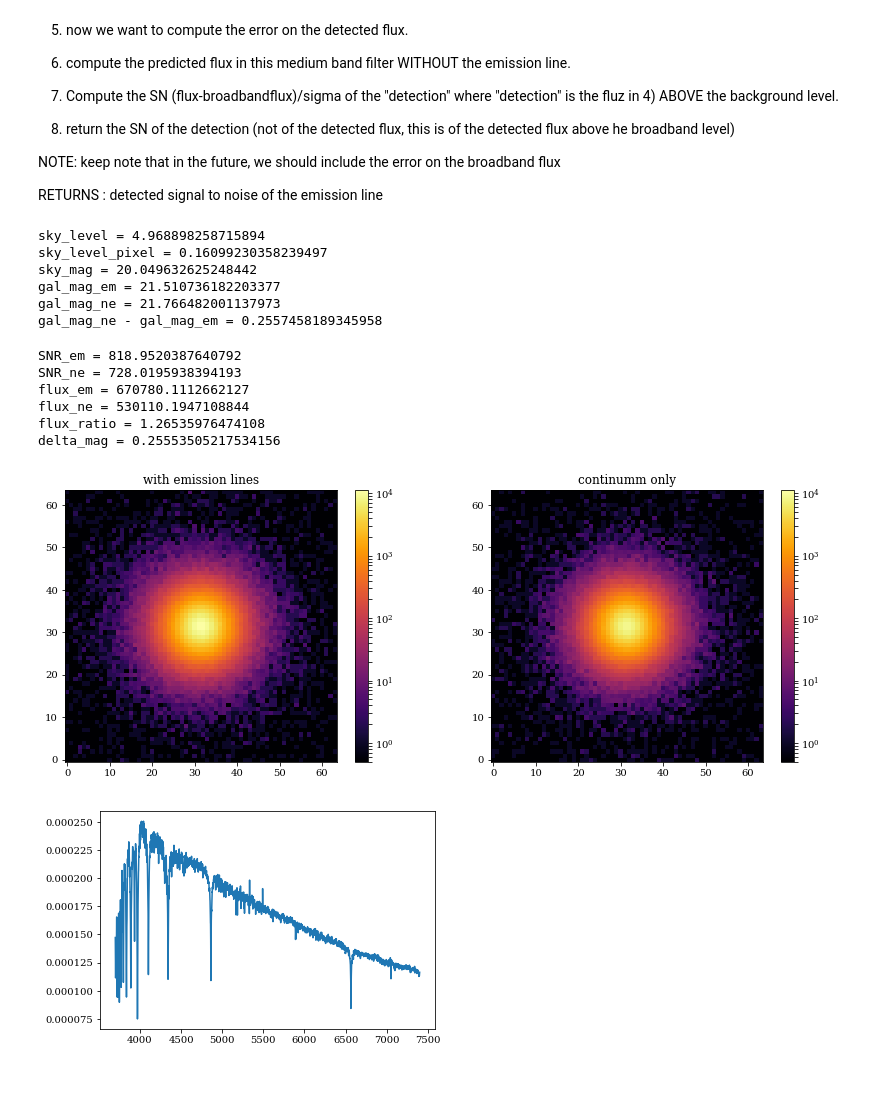
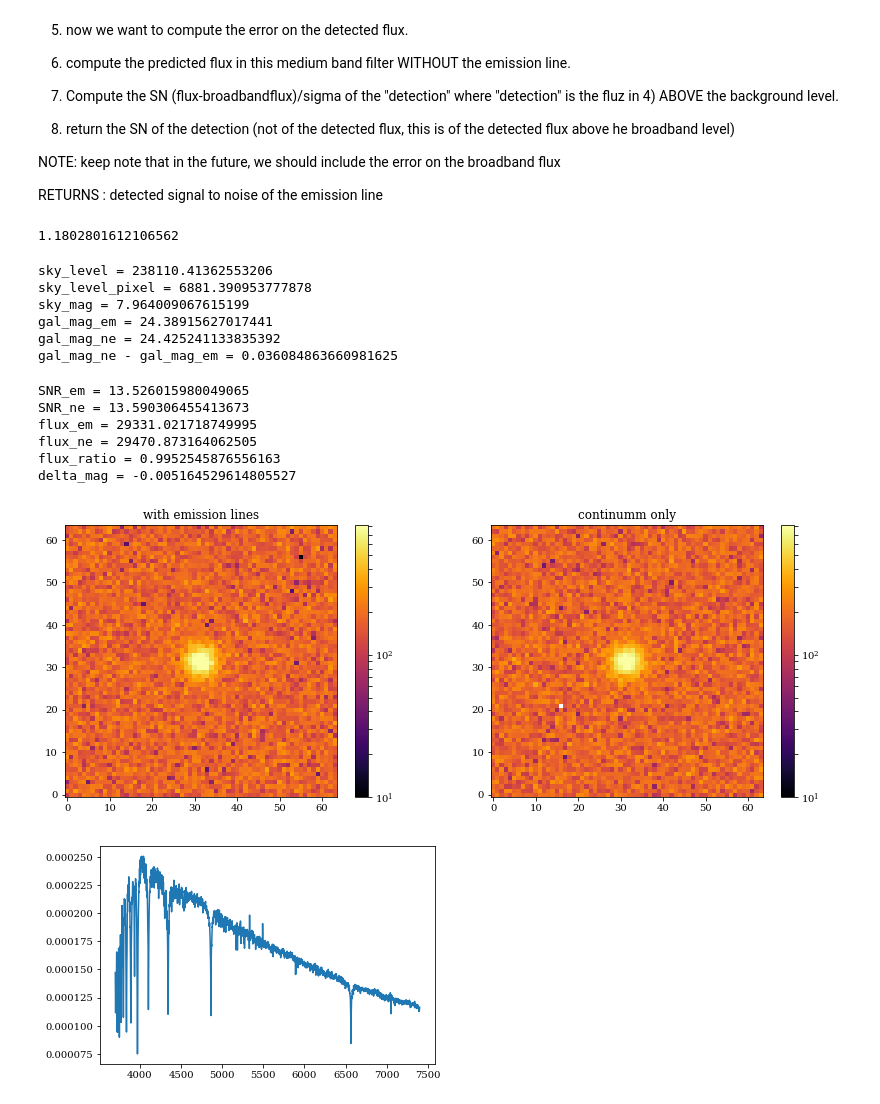
Before and after one commit to yluo54301/dwarfsurveyopt, a Jupyter notebook: compute_sn.ipynb, the cells around one changed output. Drawn from its saved outputs; the diff is of its cells as text; code cells hidden in the pictures.

```diff
--- a/compute_sn.ipynb
+++ b/compute_sn.ipynb
@@ -40,6 +40,11 @@ plt.rcParams['figure.figsize'] = [9, 6]
 plt.rcParams["font.family"] = "serif"
 plt.rcParams['text.usetex'] = False
 %matplotlib inline
+# %%
+d_telescope = 8.4
+np.pi*(d_telescope/2*10**2)**2/area
+# %% [output]
+1.1802801612106562
 # %%
 #Here are the inputs
 #which filter to use (0 for nb, 1 for SDSS_r)
@@ -113,10 +119,13 @@ def compute_sn(redshift, wave_cen, filter_width, exptime, M_star, gal_r50, SED_m
 
 
     # Read the broadband filters (here SDSS r-band)
-    filter_filename = os.path.join(datapath, 'share/bandpasses/SDSS_r.dat')
-    filter_r = galsim.Bandpass(filter_filename, wave_type='nm').withZeropoint(zeropoint='AB')
+    #filter_filename = os.path.join(datapath, 'share/bandpasses/SDSS_r.dat')
+    #filter_r = galsim.Bandpass(filter_filename, wave_type='nm').withZeropoint(zeropoint='AB')
+    #filter_r = filter_r.thin(rel_err=1e-4)
+
+    filter_filename = os.path.join(datapath, 'share/bandpasses/hsc_r2_v2018.dat')
+    filter_r = galsim.Bandpass(filter_filename, wave_type='Ang').withZeropoint(zeropoint='AB')
     filter_r = filter_r.thin(rel_err=1e-4)
-
 
     # Read in galaxy SEDs from fsps (with emission lines)
     dwarf_seds = np.load('dwarf_sample_gaussian_test.npy')
@@ -146,7 +155,8 @@ def compute_sn(redshift, wave_cen, filter_width, exptime, M_star, gal_r50, SED_m
 
 
     # Define the galaxy profile (here exponential)
-    mono_gal = galsim.Exponential(half_light_radius=gal_r50)
+    #mono_gal = galsim.Exponential(half_light_radius=gal_r50)
+    mono_gal = galsim.Gaussian(fwhm=gal_r50)
     gal_SED_em = SED_dwarf_em.atRedshift(redshift)
     gal_em = mono_gal * gal_SED_em
     gal_SED_ne = SED_dwarf_ne.atRedshift(redshift)
@@ -154,14 +164,15 @@ def compute_sn(redshift, wave_cen, filter_width, exptime, M_star, gal_r50, SED_m
 
 
     # Read in the sky spectra
-    spec_sky = os.path.join(datapath, 'share/SEDs/spec-sky_eso.sed')
-    spec_sky = np.genfromtxt(spec_sky,names=('sky_wave','sky_flux'))
+    #spec_sky = os.path.join(datapath, 'share/SEDs/spec-sky_eso.sed')
+    #spec_sky = np.genfromtxt(spec_sky,names=('sky_wave','sky_flux'))
+    spec_sky = os.path.join(datapath, 'share/SEDs/SKY_OPTICAL_SPECTRUM_TEMPLATE_GUNN.txt')
+    spec_sky = np.genfromtxt(spec_sky,names=('sky_wave','sky_flux_1','sky_flux_2'))
     sky_wave = spec_sky['sky_wave']
-    sky_flux = spec_sky['sky_flux']
+    sky_flux = spec_sky['sky_flux_2']*283600
     spec_sky_func = interp1d(sky_wave, sky_flux, kind=3)
-    SED_sky = galsim.SED(spec_sky_func, wave_type=units.nm,
-                           flux_type=units.astrophys.photon/(units.s * units.m**2)/units.nm)
-
+    SED_sky = galsim.SED(spec_sky_func, wave_type=units.AA,
+                           flux_type=units.astrophys.photon/(units.s * units.m**2)/units.um)
 
     # Convolve the PSF
     PSF = galsim.Moffat(fwhm=0.6, beta=2.5)
@@ -183,7 +194,7 @@ def compute_sn(redshift, wave_cen, filter_width, exptime, M_star, gal_r50, SED_m
     if filter_number == 0:
         sky_level = SED_sky.calculateFlux(filter_nb) * exptime #counts / arcsec^2
     sky_level_pixel = sky_level * pixel_scale**2
-    gain = 1. # e- / ADU
+    gain = 3. # e- / ADU
     read_noise = 0.
     noise = galsim.CCDNoise(rng, gain=gain, read_noise=read_noise, sky_level=sky_level_pixel)
     #noise = galsim.PoissonNoise(rng, sky_level=sky_level_pixel)
@@ -208,7 +219,7 @@ def compute_sn(redshift, wave_cen, filter_width, exptime, M_star, gal_r50, SED_m
     if filter_number == 0:
         sky_level = SED_sky.calculateFlux(filter_nb) * exptime #counts / arcsec^2
     sky_level_pixel = sky_level * pixel_scale**2
-    gain = 1. # e- / ADU
+    gain = 3. # e- / ADU
     read_noise = 0.
     noise = galsim.CCDNoise(rng, gain=gain, read_noise=read_noise, sky_level=sky_level_pixel)
     #noise = galsim.PoissonNoise(rng, sky_level=sky_level_pixel)
@@ -244,12 +255,12 @@ print('gal_mag_em =',gal_mag_em)
 print('gal_mag_ne =',gal_mag_ne)
 print('gal_mag_ne - gal_mag_em =',gal_mag_ne-gal_mag_em)
 # %% [output]
-sky_level = 4.968898258715894
-sky_level_pixel = 0.16099230358239497
-sky_mag = 20.049632625248442
-gal_mag_em = 21.510736182203377
-gal_mag_ne = 21.766482001137973
-gal_mag_ne - gal_mag_em = 0.2557458189345958
+sky_level = 238110.41362553206
+sky_level_pixel = 6881.390953777878
+sky_mag = 7.964009067615199
+gal_mag_em = 24.38915627017441
+gal_mag_ne = 24.425241133835392
+gal_mag_ne - gal_mag_em = 0.036084863660981625
 # %%
 # show the image
 data_em = fitsio.read("computesn_em.fits")
@@ -260,42 +271,42 @@ fig, (ax1, ax2) = plt.subplots(figsize=(14, 5), nrows=1, ncols=2)
 #ax2.imshow(data_ne, interpolation='nearest', cmap='inferno',  origin='lower',norm=LogNorm())
 #ax2.set_title('Without emission lines')
 
 plt.subplot(1, 2, 1).set_title('with emission lines')
 plt.imshow(data_em-np.min(data_em)+0.01, interpolation='nearest', cmap='inferno', origin='lower', norm=LogNorm(),
-           vmin=0.5, vmax=np.max(data_em))
+           vmin=10, vmax=np.max(data_em))
 plt.colorbar()
 plt.subplot(1, 2, 2).set_title('continumm only')
 plt.imshow(data_ne-np.min(data_em)+0.01, interpolation='nearest', cmap='inferno', origin='lower', norm=LogNorm(),
-           vmin=0.5, vmax=np.max(data_em))
+           vmin=10, vmax=np.max(data_em))
 plt.colorbar()
 
 # Do the photometry
 skynoise = np.sqrt(sky_level_pixel)
 flux_em, fluxerr_em, flag_em = sep.sum_circle(data_em, length/2, length/2, gal_r50/pixel_scale*5,
                                               err=skynoise, gain=1.0)
 SNR_em = flux_em/fluxerr_em
 
 skynoise = np.sqrt(sky_level_pixel)
 flux_ne, fluxerr_ne, flag_ne = sep.sum_circle(data_ne, length/2, length/2, gal_r50/pixel_scale*5,
                                               err=skynoise, gain=1.0)
 SNR_ne = flux_ne/fluxerr_ne
 flux_ratio = flux_em/flux_ne
 delta_mag = 2.5*np.log10(flux_ratio)
 
 print('SNR_em =',SNR_em)
 print('SNR_ne =',SNR_ne)
 print('flux_em =',flux_em)
 print('flux_ne =',flux_ne)
 print('flux_ratio =', flux_ratio)
 print('delta_mag =', delta_mag)
 # %% [output]
-SNR_em = 818.9520387640792
-SNR_ne = 728.0195938394193
-flux_em = 670780.1112662127
-flux_ne = 530110.1947108844
-flux_ratio = 1.26535976474108
-delta_mag = 0.25553505217534156
+SNR_em = 13.526015980049065
+SNR_ne = 13.590306455413673
+flux_em = 29331.021718749995
+flux_ne = 29470.873164062505
+flux_ratio = 0.9952545876556163
+delta_mag = -0.005164529614805527
-[figure, old version]
+[figure, new version]
 # %%
 dwarf_seds = np.load('dwarf_sample_gaussian_test.npy')
 dwarf_wave = dwarf_seds['wave'][SED_model]
```
Also changed, not shown: parts of 1 cell of this notebook.
